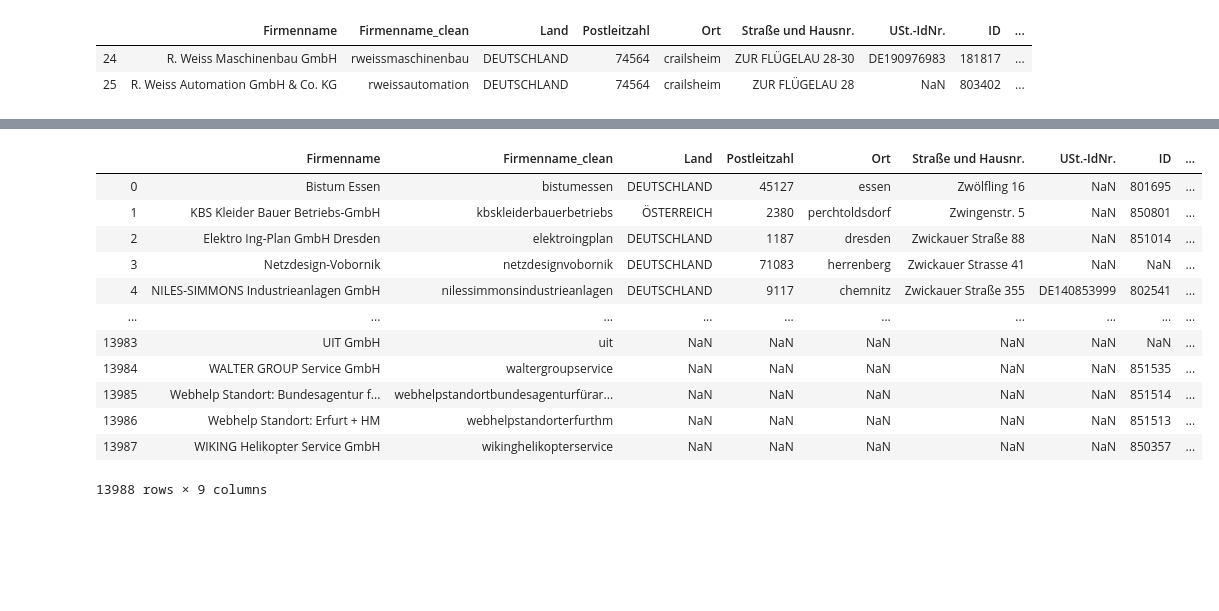
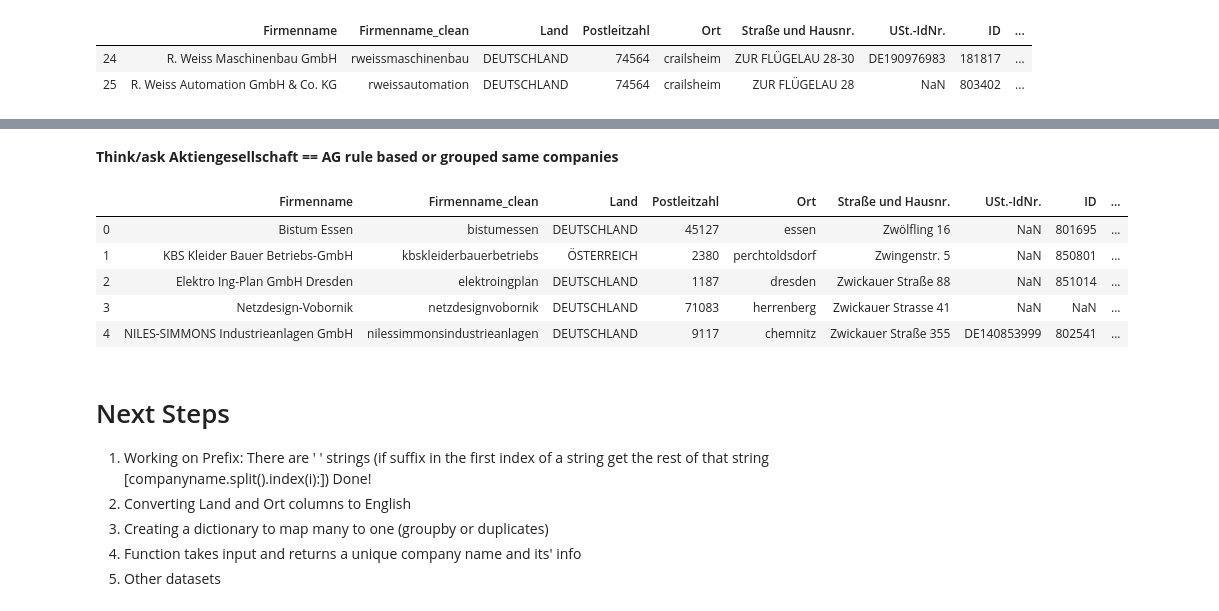
Before and after one commit to Can-Berk/Data_Analysis, a Jupyter notebook: MappingNames/ulist_companies.ipynb, the cells around one changed output, grey strips where cells are left out. Saved outputs shown, nothing was run; the diff lists cells and outputs as text; code cells hidden in the pictures; blank space fills up the shorter version.

```diff
--- a/MappingNames/ulist_companies.ipynb
+++ b/MappingNames/ulist_companies.ipynb
@@ -83,7 +89,7 @@ ulist_original = ulist.copy()
 # %%
 # Suffix list for company names   (ordering is important! Will be fixed)
 suffix_list = ['gmbh', 'gmbh&co.', 'ggmbh', 'gmbh+co.', 'kg-gmbh', 'gmbh&co', 'ltd.', 'se',
-      'gmbh&co.kg', 'gmbh&cokg', 'gmbh.', 'gmbh,', 'gmbh&c', '(gmbh',
+      'gmbh&co.kg', 'gmbh&cokg', 'gmbh.', 'gmbh,', 'gmbh&c', '(gmbh', 'mbh',
                'company', 'incorporated', 'corporation', 'corp.', 'corp', 'inc',
       '& co.', '& co',  'inc.', 's.p.a.', 'n.v.', 'a.g.', 'ag', 'nuf', 's.a.', 's.f.',
       'oao', 'co.', 'co',
@@ -136,0 +160,9 @@ def suffix_remover(companyname):    # Running multiple times (2 is good) removes
+# %%
+# Bug fixed
+companyname='volkswagen financial services ag'
+i='ag'
+if i in companyname.split():
+    print(companyname[:companyname.index(i)-1])
+
+if i in companyname.split():
+    print(' '.join(companyname.split()[:companyname.split().index(i)]))
@@ -136,0 +172,10 @@ def suffix_remover(companyname):    # Running multiple times (2 is good) removes
+# %%
+# Prefix updated
+companyname='as watson'
+pref=['as', 'gmbh', 'ds']
+
+for i in pref:
+    if i == companyname.split()[0]:
+        print(' '.join(companyname.split()[companyname.split().index(i)+1:]))
+    elif i in companyname.split():
+        print(' '.join(companyname.split()[:companyname.split().index(i)]))
@@ -196,3 +226,14 @@ ulist['USt.-IdNr.'] = ulist['USt.-IdNr.'].str.replace(" ","")        # white spa
 ulist['ID'] = ulist['ID'].astype('str').str.replace('[^0-9]', '')    # ID with only numbers
 # ulist['ID'] = ulist['ID'].astype('str').replace(r'\D+', '', regex=True)
 ulist['ID'] = ulist['ID'].replace(r'^\s*$', np.NaN, regex=True)      # to keep missing values instead of empty strings
+# %%
+# Remove some prefix, middle, suffices from all companynames (clear typos: operational servicesGmbH & Co. KG)
+remove_list = ['gmbh']   # stopwords approach, what about stiftung, holding etc.
+
+def pre_middle_suffix_remove(companyname):   # appylying this function after special characters (+ white spaces) are removed
+    for i in remove_list:
+        if i in companyname:
+            return companyname.replace(i, '')
+    return companyname
+
+ulist['Firmenname_clean'] = ulist['Firmenname_clean'].apply(pre_middle_suffix_remove)
@@ -276,16 +325,11 @@ ulist[ulist['Firmenname'].str.contains('Volkswagen')]
+# %% [markdown]
+**Think/ask Aktiengesellschaft == AG rule based or grouped same companies**
 # %%
-ulist
+ulist.head()
 # %% [output]
 |  | Firmenname | Firmenname_clean | Land | Postleitzahl | Ort | Straße und Hausnr. | USt.-IdNr. | ID | ... |
 | 0 | Bistum Essen | bistumessen | DEUTSCHLAND | 45127 | essen | Zwölfling 16 | NaN | 801695 | ... |
 | 1 | KBS Kleider Bauer Betriebs-GmbH | kbskleiderbauerbetriebs | ÖSTERREICH | 2380 | perchtoldsdorf | Zwingenstr. 5 | NaN | 850801 | ... |
 | 2 | Elektro Ing-Plan GmbH Dresden | elektroingplan | DEUTSCHLAND | 1187 | dresden | Zwickauer Straße 88 | NaN | 851014 | ... |
 | 3 | Netzdesign-Vobornik | netzdesignvobornik | DEUTSCHLAND | 71083 | herrenberg | Zwickauer Strasse 41 | NaN | NaN | ... |
 | 4 | NILES-SIMMONS Industrieanlagen GmbH | nilessimmonsindustrieanlagen | DEUTSCHLAND | 9117 | chemnitz | Zwickauer Straße 355 | DE140853999 | 802541 | ... |
-| ... | ... | ... | ... | ... | ... | ... | ... | ... | ... |
-| 13983 | UIT GmbH | uit | NaN | NaN | NaN | NaN | NaN | NaN | ... |
-| 13984 | WALTER GROUP Service GmbH | waltergroupservice | NaN | NaN | NaN | NaN | NaN | 851535 | ... |
-| 13985 | Webhelp Standort: Bundesagentur f... | webhelpstandortbundesagenturfürar... | NaN | NaN | NaN | NaN | NaN | 851514 | ... |
-| 13986 | Webhelp Standort: Erfurt + HM | webhelpstandorterfurthm | NaN | NaN | NaN | NaN | NaN | 851513 | ... |
-| 13987 | WIKING Helikopter Service GmbH | wikinghelikopterservice | NaN | NaN | NaN | NaN | NaN | 850357 | ... |
-13988 rows × 9 columns
@@ -291,0 +339,8 @@ ulist
+# %% [markdown]
+# Next Steps
+1. Working on Prefix:
+      There are ' ' strings (if suffix in the first index of a string get the rest of that string [companyname.split().index(i):]) Done!
+2. Converting Land and Ort columns to English
+3. Creating a dictionary to map many to one (groupby or duplicates)
+4. Function takes input and returns a unique company name and its' info
+5. Other datasets
```
Also changed, not shown: parts of 34 cells of this notebook.
